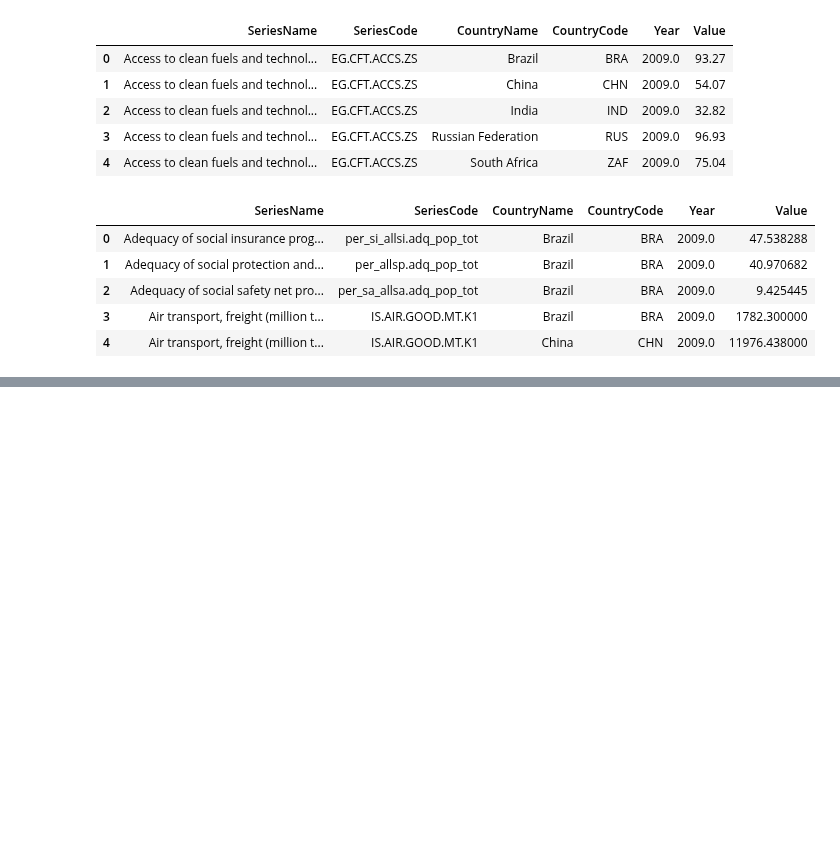
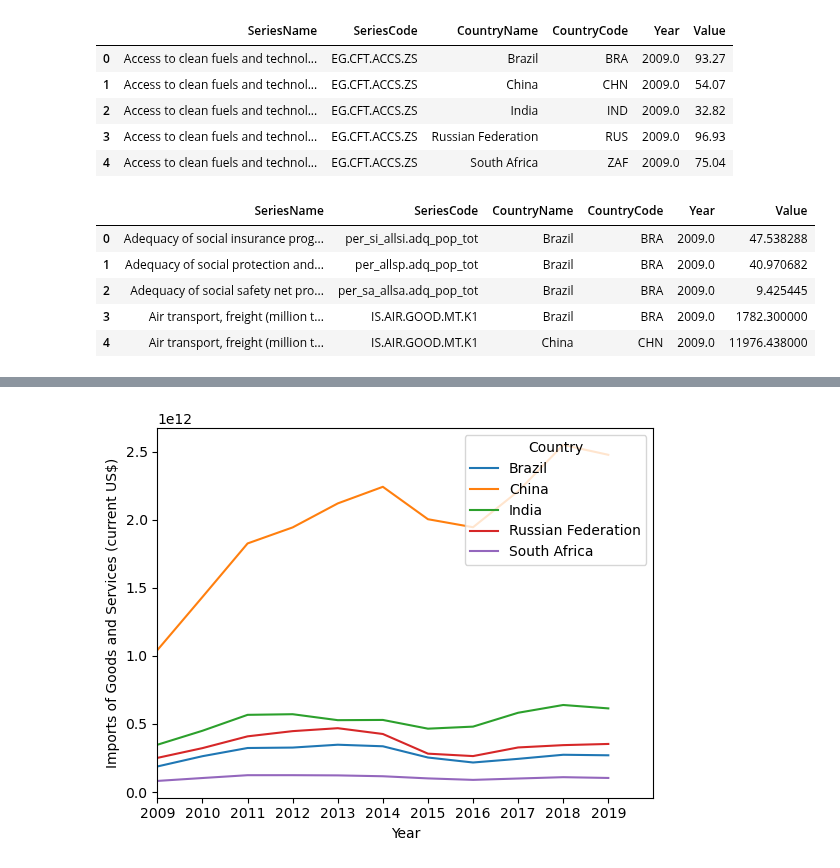
Before and after one commit to SArjaGit/BRICS_Project, a Jupyter notebook: BRICS/Master.ipynb, the cells around one changed output, grey strips where cells are left out. Cells and saved outputs as stored; diff of their text form; code cells hidden in the pictures; blank space fills up the shorter version.

```diff
--- a/BRICS/Master.ipynb
+++ b/BRICS/Master.ipynb
@@ -214,0 +145,17 @@ economy_df.head(30)
+# %%
+# Imports of goods and services (current US$)
+imports_goods_services = economy_final_df.loc[economy_final_df["SeriesCode"].str.strip() == "NE.IMP.GNFS.CD"].reset_index(drop=True)
+
+for country in imports_goods_services["CountryCode"].unique():
+    country_data = imports_goods_services.loc[imports_goods_services["CountryCode"] == country]
+    plt.plot(country_data["Year"], country_data["Value"], label=dict_countries[country])
+
+plt.legend(title="Country",loc="upper right")
+plt.xticks(np.arange(start_year, end_year + 1))
+plt.xlim(start_year, end_year + 1)
+plt.xlabel("Year")
+plt.ylabel("Imports of Goods and Services (current US$)")
+
+plt.show()
+# %% [output]
+[figure, added]
```
Also changed, not shown: parts of 17 cells of this notebook.
